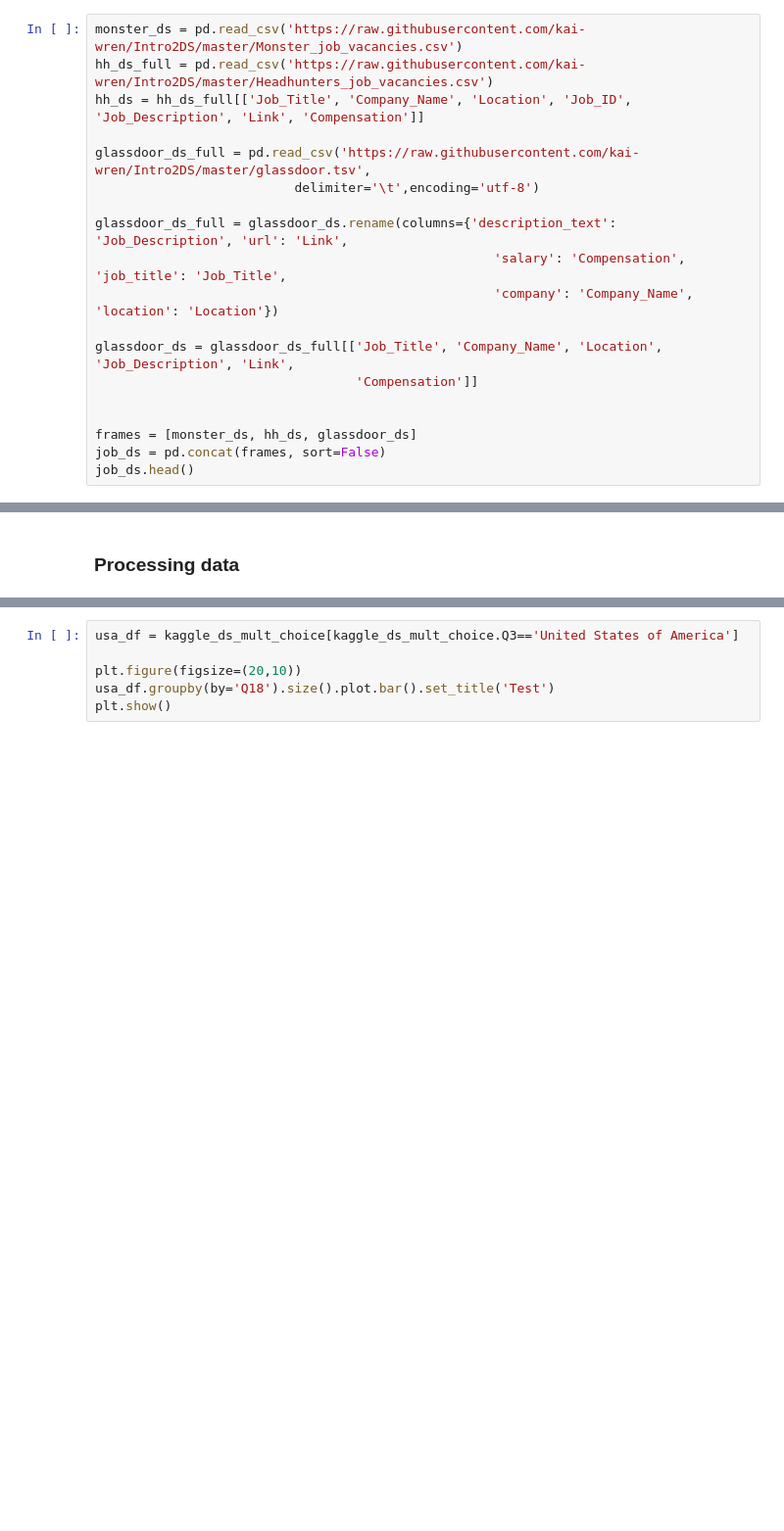
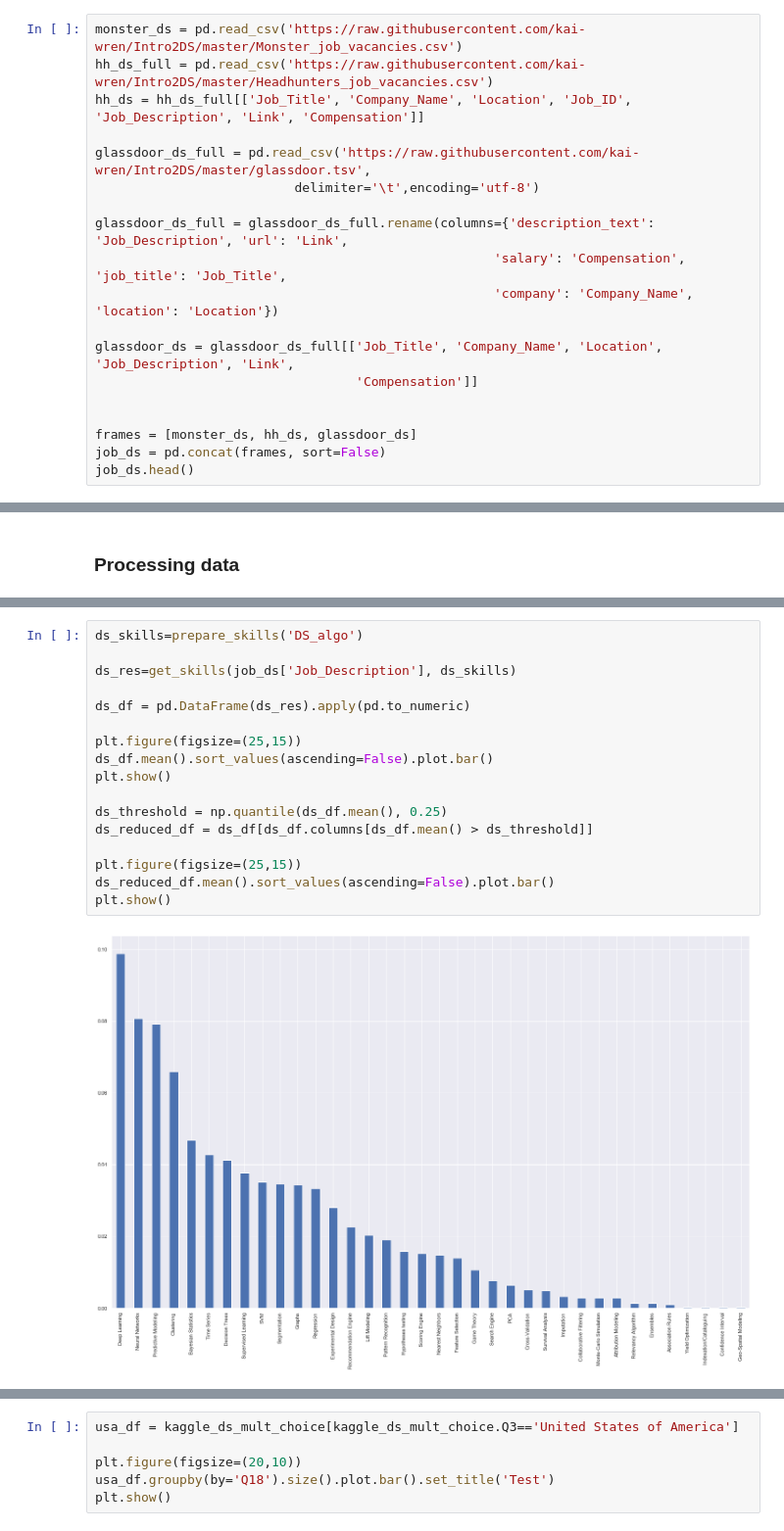
Before and after one commit to kai-wren/Intro2DS, a Jupyter notebook: Mykhaylo_Manukian_Project.ipynb, the cells around one changed output, grey strips where cells are left out. Shown at 98% size. Saved outputs shown, nothing was run; the diff lists cells and outputs as text; blank space fills up the shorter version.

Commit message:
new version with some data for task 1 and 2

```diff
--- a/Mykhaylo_Manukian_Project.ipynb
+++ b/Mykhaylo_Manukian_Project.ipynb
@@ -33,7 +33,7 @@ hh_ds = hh_ds_full[['Job_Title', 'Company_Name', 'Location', 'Job_ID', 'Job_Desc
 glassdoor_ds_full = pd.read_csv('https://raw.githubusercontent.com/kai-wren/Intro2DS/master/glassdoor.tsv',
                           delimiter='\t',encoding='utf-8')
 
-glassdoor_ds_full = glassdoor_ds.rename(columns={'description_text': 'Job_Description', 'url': 'Link',
+glassdoor_ds_full = glassdoor_ds_full.rename(columns={'description_text': 'Job_Description', 'url': 'Link',
                                                     'salary': 'Compensation', 'job_title': 'Job_Title',
                                                     'company': 'Company_Name', 'location': 'Location'})
 
@@ -57,0 +208,19 @@ job_ds.head()
+# %%
+ds_skills=prepare_skills('DS_algo')
+
+ds_res=get_skills(job_ds['Job_Description'], ds_skills)
+
+ds_df = pd.DataFrame(ds_res).apply(pd.to_numeric)
+
+plt.figure(figsize=(25,15))
+ds_df.mean().sort_values(ascending=False).plot.bar()
+plt.show()
+
+ds_threshold = np.quantile(ds_df.mean(), 0.25)
+ds_reduced_df = ds_df[ds_df.columns[ds_df.mean() > ds_threshold]]
+
+plt.figure(figsize=(25,15))
+ds_reduced_df.mean().sort_values(ascending=False).plot.bar()
+plt.show()
+# %% [output]
+[figure, added]
```
Also changed, not shown: parts of 30 cells of this notebook.
